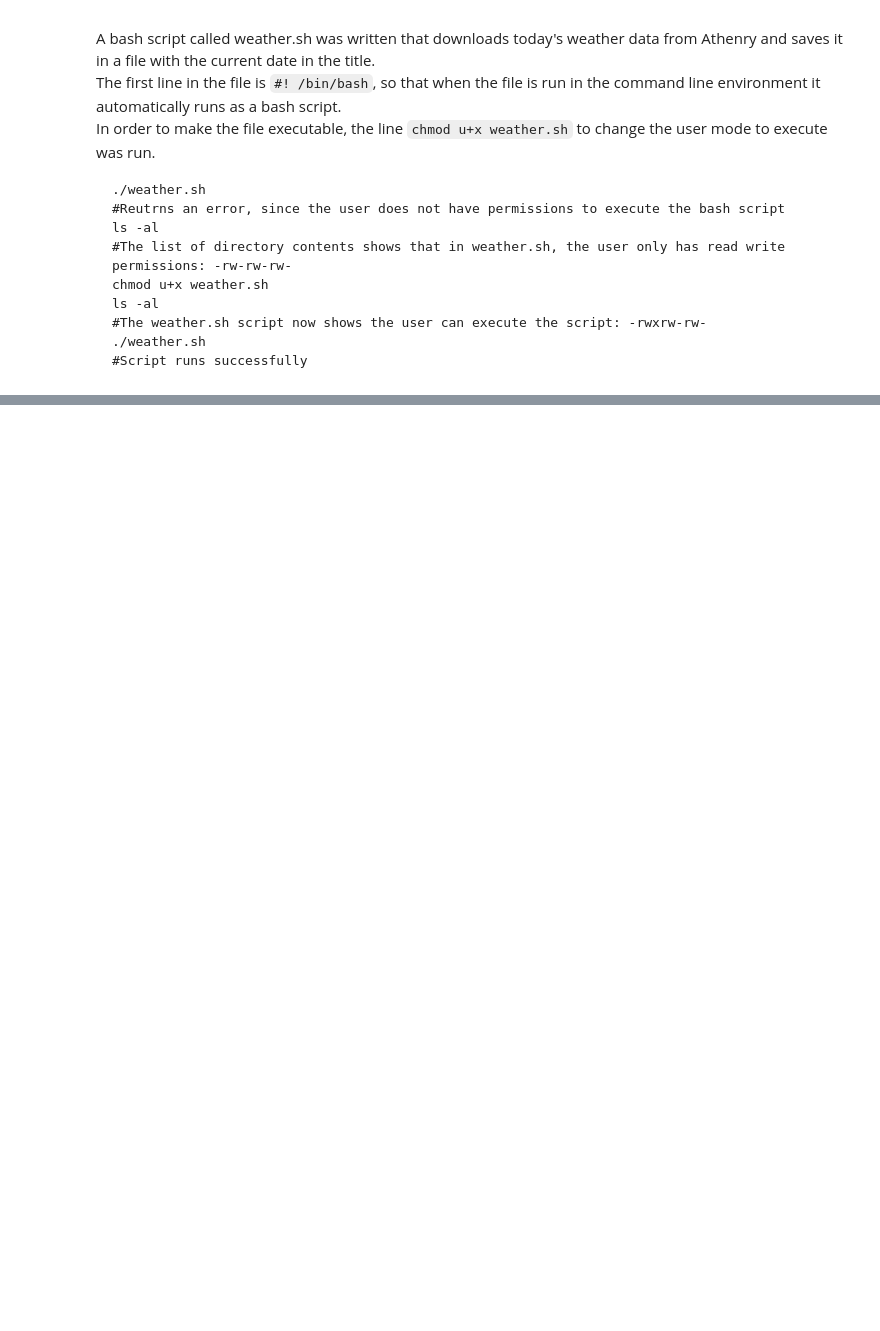
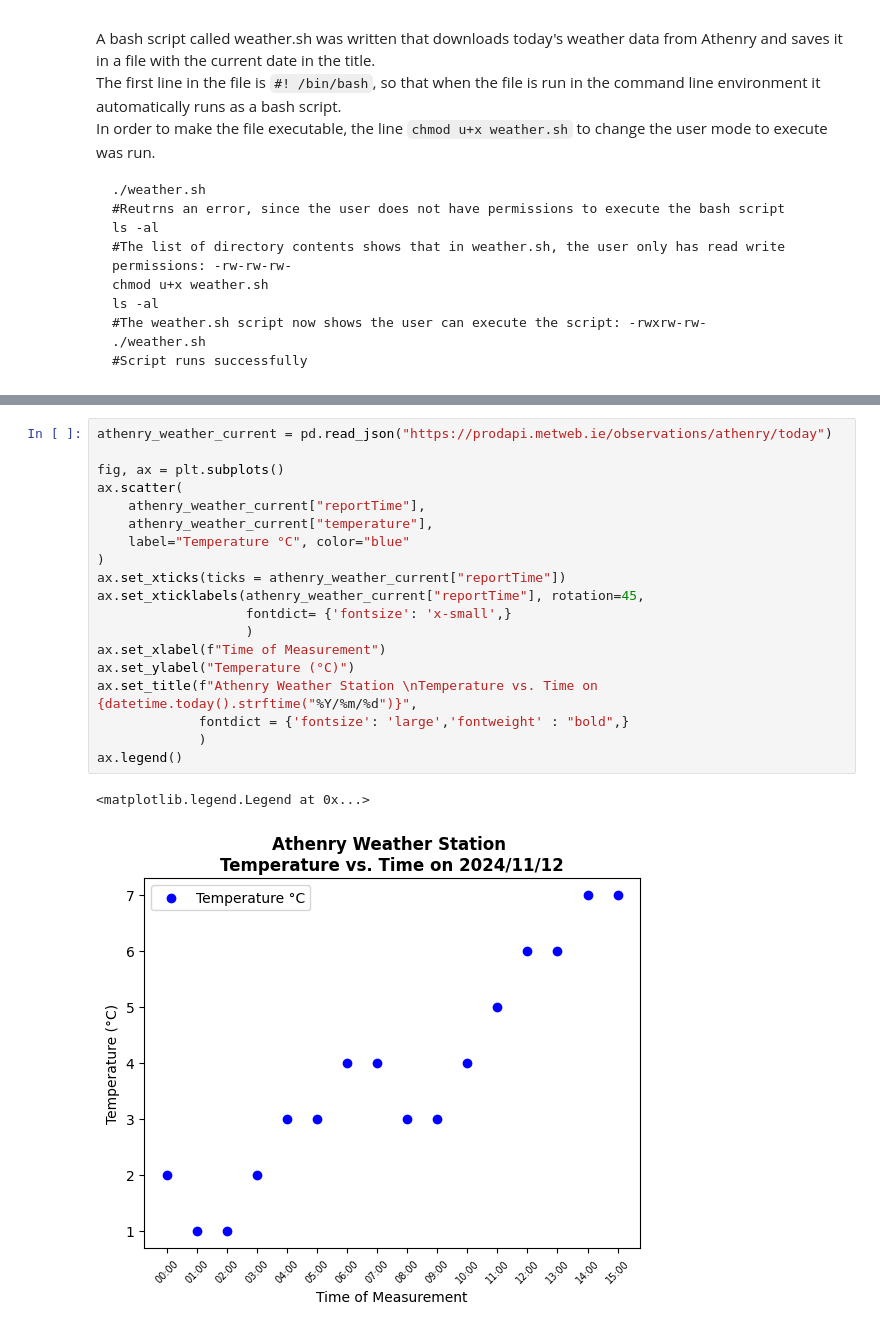
Before and after one commit to a-o-connor/computer_infrastructure_assessment, a Jupyter notebook: weather.ipynb, the cells around one changed output, grey strips where cells are left out. Cells and saved outputs as stored; diff of their text form; blank space fills up the shorter version.

```diff
--- a/weather.ipynb
+++ b/weather.ipynb
@@ -88,0 +188,22 @@ In your weather.ipynb notebook, use the pandas function read_json() to load in a
+# %%
+athenry_weather_current = pd.read_json("https://prodapi.metweb.ie/observations/athenry/today")
+
+fig, ax = plt.subplots()
+ax.scatter(
+    athenry_weather_current["reportTime"],
+    athenry_weather_current["temperature"],
+    label="Temperature °C", color="blue"
+)
+ax.set_xticks(ticks = athenry_weather_current["reportTime"])
+ax.set_xticklabels(athenry_weather_current["reportTime"], rotation=45,
+                   fontdict= {'fontsize': 'x-small',}
+                   )
+ax.set_xlabel(f"Time of Measurement")
+ax.set_ylabel("Temperature (°C)")
+ax.set_title(f"Athenry Weather Station \nTemperature vs. Time on {datetime.today().strftime("%Y/%m/%d")}",
+             fontdict = {'fontsize': 'large','fontweight' : "bold",}
+             )
+ax.legend()
+# %% [output]
+<matplotlib.legend.Legend at 0x...>
+[figure, added]
```
Also changed, not shown: parts of 10 cells of this notebook.
